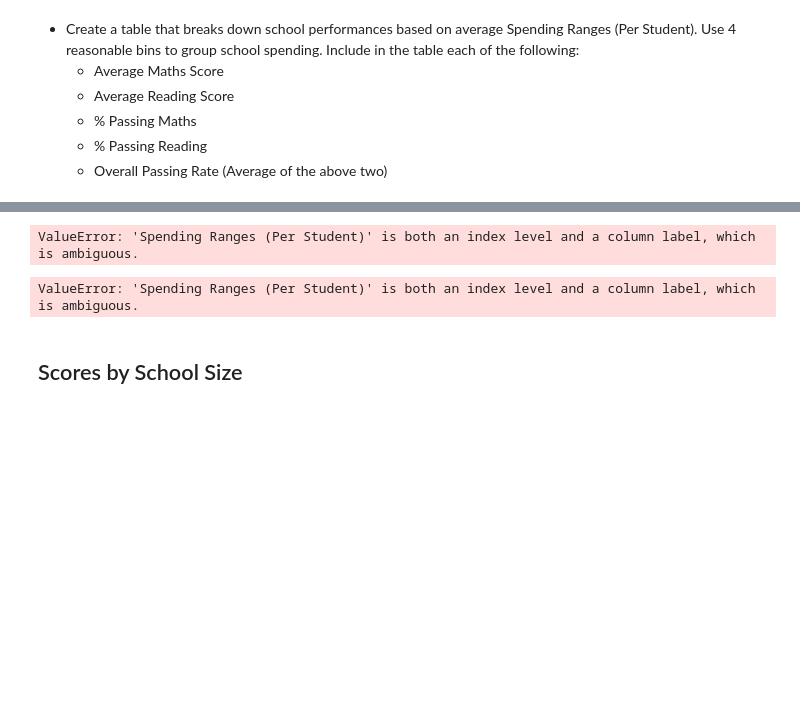
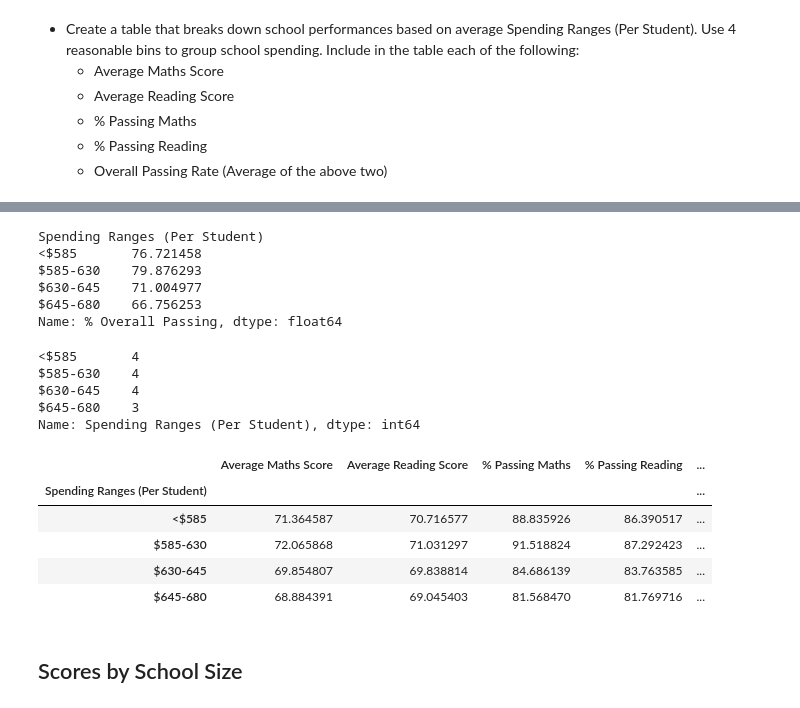
Before and after one commit to Bar89bas/pandas-challenge, a Jupyter notebook: pandas-challenge/PyCitySchools/PyCitySchools_starter.ipynb, the cells around one changed output, grey strips where cells are left out. Saved outputs shown, nothing was run; the diff lists cells and outputs as text; code cells hidden in the pictures; blank space fills up the shorter version.

```diff
--- a/PyCitySchools/PyCitySchools_starter.ipynb
+++ b/pandas-challenge/PyCitySchools/PyCitySchools_starter.ipynb
@@ -626,18 +609,44 @@ ValueError: 'Spending Ranges (Per Student)' is both an index level and a column
 # %%
+# Getting average of each 5 columns
 spending_math_scores = per_school_summary.groupby(["Spending Ranges (Per Student)"])["Average Maths Score"].mean()
 spending_reading_scores = per_school_summary.groupby(["Spending Ranges (Per Student)"])["Average Reading Score"].mean()
 spending_passing_math = per_school_summary.groupby(["Spending Ranges (Per Student)"])["% Passing Maths"].mean()
 spending_passing_reading = per_school_summary.groupby(["Spending Ranges (Per Student)"])["% Passing Reading"].mean()
 overall_passing_spending = per_school_summary.groupby(["Spending Ranges (Per Student)"])["% Overall Passing"].mean()
-# per_school_summary = per_school_summary.set_index("Spending Ranges (Per Student)", drop= True)
-per_school_summary
 # %% [output]
-ValueError: 'Spending Ranges (Per Student)' is both an index level and a column label, which is ambiguous.
+Spending Ranges (Per Student)
+<$585       76.721458
+$585-630    79.876293
+$630-645    71.004977
+$645-680    66.756253
+Name: % Overall Passing, dtype: float64
-# %%
-per_school_summary = per_school_summary.sort_values("Spending Ranges (Per Student)", ascending = True)
-per_school_summary.head()
-# %% [output]
-ValueError: 'Spending Ranges (Per Student)' is both an index level and a column label, which is ambiguous.
+# %%
+# Rows in to each bin
+spending_ranges = per_school_summary["Spending Ranges (Per Student)"].value_counts()
+spending_ranges
+# %% [output]
+<$585       4
+$585-630    4
+$630-645    4
+$645-680    3
+Name: Spending Ranges (Per Student), dtype: int64
+# %%
+# Creating the DataFrame - School Spending Ranges
+
+score_spending_range = pd.DataFrame({"Average Maths Score":spending_math_scores,
+                                    "Average Reading Score":spending_reading_scores,
+                                    "% Passing Maths":spending_passing_math,
+                                    "% Passing Reading":spending_passing_reading,
+                                    "% Overall Passing":overall_passing_spending})
+
+score_spending_range
+# %% [output]
+|  | Average Maths Score | Average Reading Score | % Passing Maths | % Passing Reading | ... |
+| Spending Ranges (Per Student) |  |  |  |  | ... |
+| <$585 | 71.364587 | 70.716577 | 88.835926 | 86.390517 | ... |
+| $585-630 | 72.065868 | 71.031297 | 91.518824 | 87.292423 | ... |
+| $630-645 | 69.854807 | 69.838814 | 84.686139 | 83.763585 | ... |
+| $645-680 | 68.884391 | 69.045403 | 81.568470 | 81.769716 | ... |
 # %% [markdown]
 ## Scores by School Size
 # %% [markdown]
```
Also changed, not shown: parts of 16 cells of this notebook, 3 other files.
